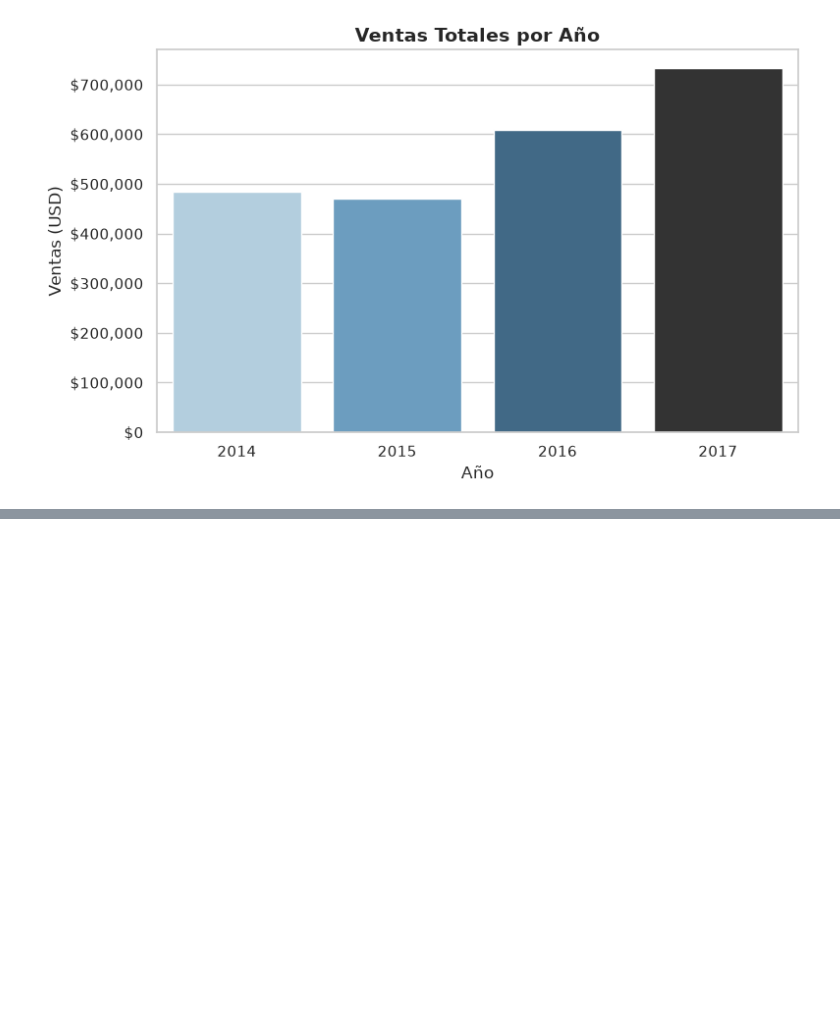
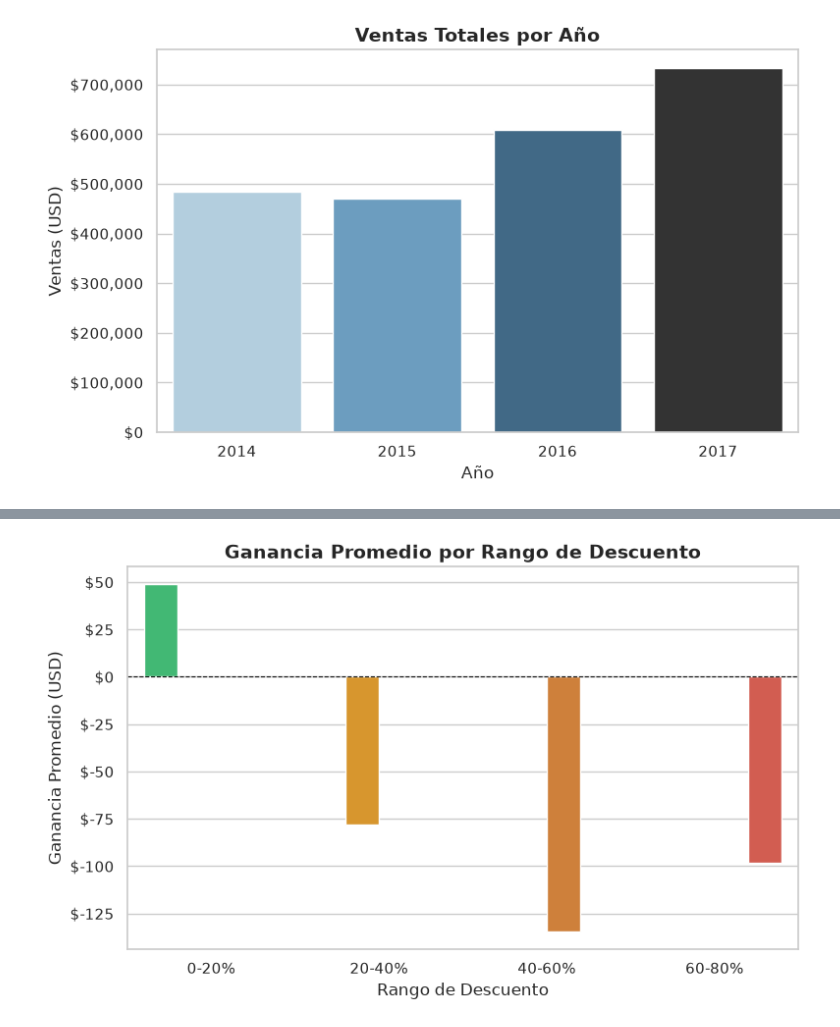
Before and after one commit to edusnow02/proyecto-ventas, a Jupyter notebook: notebooks/analisis_ventas.ipynb, the cells around one changed output, grey strips where cells are left out. Saved outputs shown, nothing was run; the diff lists cells and outputs as text; code cells hidden in the pictures; blank space fills up the shorter version.

```diff
--- a/notebooks/analisis_ventas.ipynb
+++ b/notebooks/analisis_ventas.ipynb
@@ -328,0 +357,28 @@ plt.show()
+# %%
+# ── Celda 22: Gráfico 3 — Descuento vs Ganancia promedio ─────────────
+# Este es el gráfico más importante del análisis — muestra el hallazgo clave
+fig, ax = plt.subplots(figsize=(8, 5))
+
+# Usamos colores que refuercen el mensaje: rojo en los rangos donde se pierde dinero
+colores_descuento = ["#2ecc71", "#f39c12", "#e67e22", "#e74c3c"]
+
+sns.barplot(
+    data=discount_vs_profit,
+    x="Discount Range",
+    y="Average_Profit",
+    hue="Discount Range",
+    palette=colores_descuento,
+    ax=ax
+)
+
+ax.set_title("Ganancia Promedio por Rango de Descuento", fontsize=14, fontweight="bold")
+ax.set_xlabel("Rango de Descuento")
+ax.set_ylabel("Ganancia Promedio (USD)")
+ax.yaxis.set_major_formatter(plt.FuncFormatter(lambda x, _: f"${x:,.0f}"))
+ax.axhline(0, color="black", linewidth=0.8, linestyle="--")
+
+plt.tight_layout()
+plt.savefig("../outputs/graphics/descuento_vs_ganancia.png", dpi=150)
+plt.show()
+# %% [output]
+[figure, added]
```
Also changed, not shown: parts of 3 cells of this notebook.
